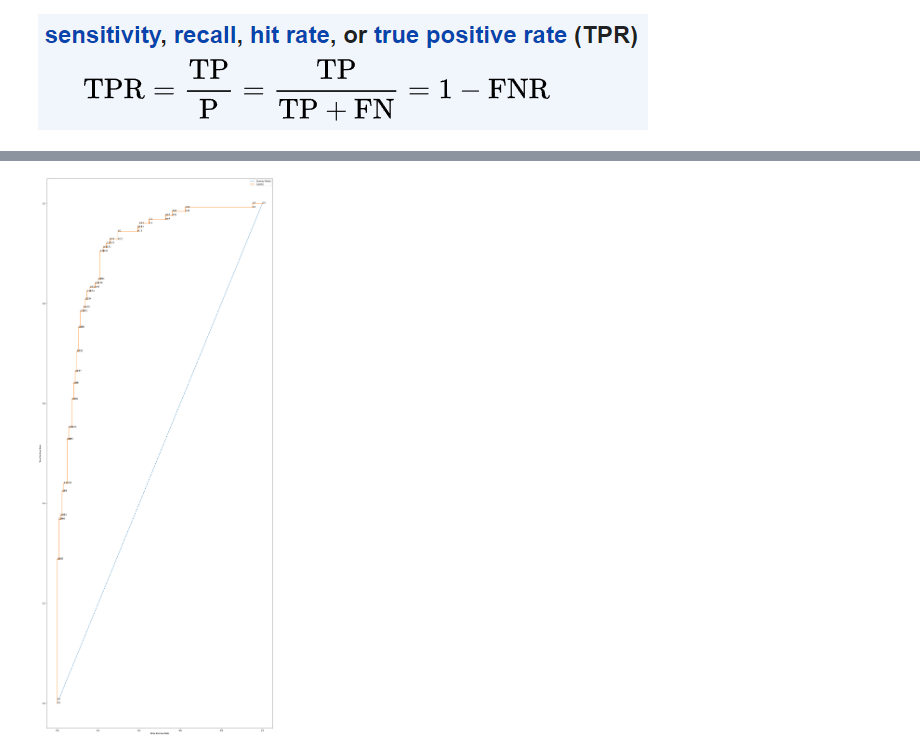
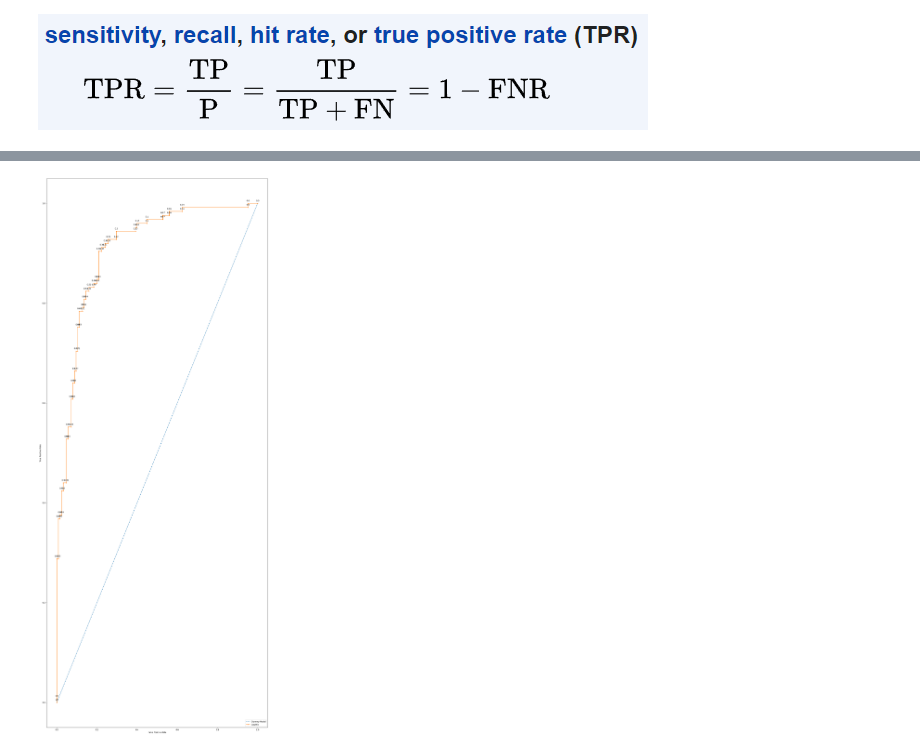
Before and after one commit to ricardorm10/Complete-Data-Science-With-Machine-Learning-And-NLP-2024, a Jupyter notebook: 6-Logistic Regression/Logistic Practicals/Logistic Regression Implementation.ipynb, the cells around one changed output, grey strips where cells are left out. Saved outputs shown, nothing was run; the diff lists cells and outputs as text; code cells hidden in the pictures.

Commit message:
Updated logistic regression notebook

```diff
--- a/6-Logistic Regression/Logistic Practicals/Logistic Regression Implementation.ipynb
+++ b/6-Logistic Regression/Logistic Practicals/Logistic Regression Implementation.ipynb
@@ -580,4 +580,4 @@ Logistic Model: ROC AUC = 0.907648
 # %%
 # Calculate the ROC Curve or the dummy model and the logistic regression model
 dummy_fpr, dummy_tpr, _ = roc_curve(y_true=y_test, y_score=dummy_model_prob)
-model_fpr, model_tpr, _ = roc_curve(y_true=y_test, y_score=model_prob)
+model_fpr, model_tpr, thresholds = roc_curve(y_true=y_test, y_score=model_prob)
@@ -637,18 +615,19 @@ pyplot.show()
 # %%
-# plot the roc curve for the model
-import numpy as np
-fig = pyplot.figure(figsize=(20,50))
-pyplot.plot(dummy_fpr, dummy_tpr, linestyle='--', label='Dummy Model')
-pyplot.plot(model_fpr, model_tpr, marker='.', label='Logistic')
-ax = fig.add_subplot(111)
-for xyz in zip(model_fpr, model_tpr,thresholds):
-    ax.annotate('%s' % np.round(xyz[2],2), xy=(xyz[0],xyz[1]))
-# axis labels
-pyplot.xlabel('False Positive Rate')
-pyplot.ylabel('True Positive Rate')
-# show the legend
-pyplot.legend()
-# show the plot
-pyplot.show()
+fig, ax = plt.subplots(figsize=(20, 50))
+
+# Plot the ROC curves
+ax.plot(dummy_fpr, dummy_tpr, linestyle='--', label='Dummy Model')
+ax.plot(model_fpr, model_tpr, marker='.', label='Logistic')
+
+# Annotate the thresholds
+for fpr, tpr, threshold in zip(model_fpr, model_tpr, thresholds):
+    ax.annotate(f'{np.round(threshold, 2)}', xy=(fpr, tpr), textcoords='offset points', xytext=(0,10), ha='center')
+
+# Axis labels
+ax.set_xlabel('False Positive Rate')
+ax.set_ylabel('True Positive Rate')
+
+# Show the legend
+ax.legend(loc='lower right');
 # %% [output]
-[figure, old version]
+[figure, new version]
```
Also changed, not shown: parts of 11 cells of this notebook.
